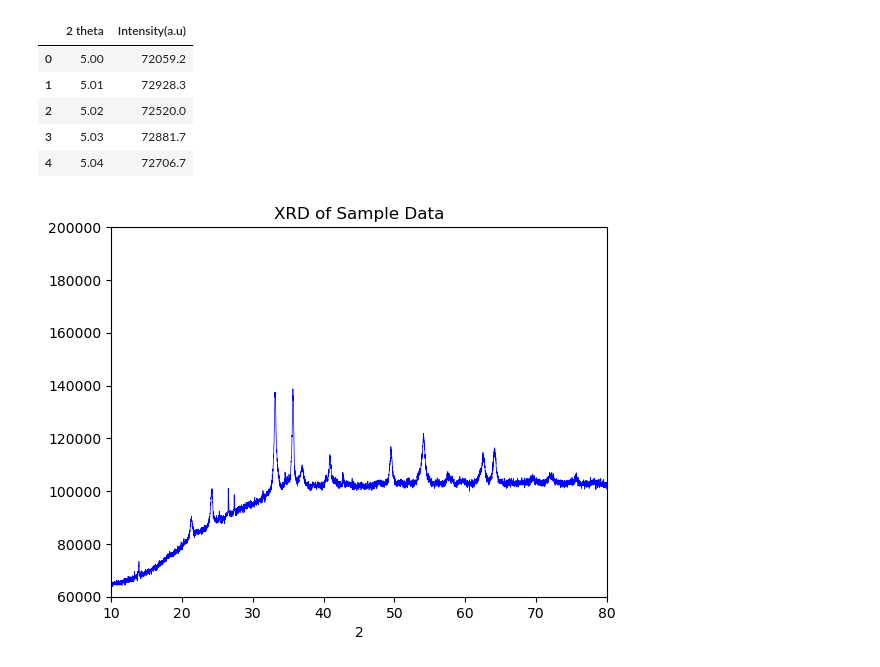
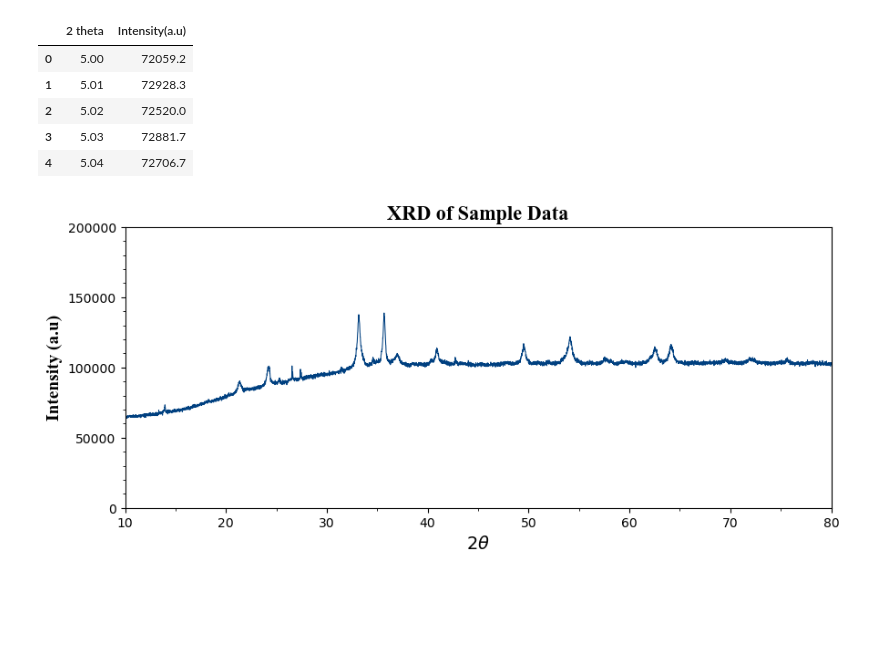
Before and after one commit to AmanShah1999/Analytical_Insights_with_Python-AIP-, a Jupyter notebook: XRD_Data_Analysis.ipynb, the cells around one changed output. Drawn from its saved outputs; the diff is of its cells as text; code cells hidden in the pictures; blank space fills up the shorter version.

```diff
--- a/XRD_Data_Analysis.ipynb
+++ b/XRD_Data_Analysis.ipynb
@@ -60,14 +63,30 @@ df.head()
 | 2 | 5.02 | 72520.0 |
 | 3 | 5.03 | 72881.7 |
 | 4 | 5.04 | 72706.7 |
-# %%
-# Plotting the XRD Sample Data as it is...
-plt.plot(df["2 theta"], df["Intensity(a.u)"], linestyle='-', color="b", linewidth = 0.5)
-plt.xlim(10, 80)
-plt.ylim(60000,200000)
-plt.title("XRD of Sample Data")
-plt.xlabel('2')
-
-plt.show()
-# %% [output]
-[figure, removed]
+# %%
+# Adjust the figsize to your desired dimensions
+fig, ax = plt.subplots(figsize=(10, 4))
+
+ax.plot(df["2 theta"], df["Intensity(a.u)"], linestyle='-', color="#004080", linewidth = 0.75)
+ax.set_xlim(10, 80)
+ax.set_ylim(0, 200000)
+
+# Set title and axis labels with custom font (Times New Roman)
+font_properties_title = {'family': 'Times New Roman', 'size': 16, 'weight': 'bold'}
+font_properties_axis = {'family': 'Times New Roman', 'size': 14, 'weight': 'bold'}
+
+ax.set_title("XRD of Sample Data", fontdict=font_properties_title)
+ax.set_xlabel(r'$2 \theta$', fontdict=font_properties_axis)
+ax.set_ylabel('Intensity (a.u)', fontdict=font_properties_axis)
+
+# Adjust major and minor ticks on the x-axis
+ax.xaxis.set_major_locator(MultipleLocator(10))
+ax.xaxis.set_minor_locator(MultipleLocator(5))
+
+# Adjust major and minor ticks on the y-axis
+ax.yaxis.set_major_locator(MultipleLocator(50000))
+ax.yaxis.set_minor_locator(MultipleLocator(10000))
+
+plt.show()
+# %% [output]
+[figure, added]
```
Also changed, not shown: parts of 2 cells of this notebook, 1 other file.
